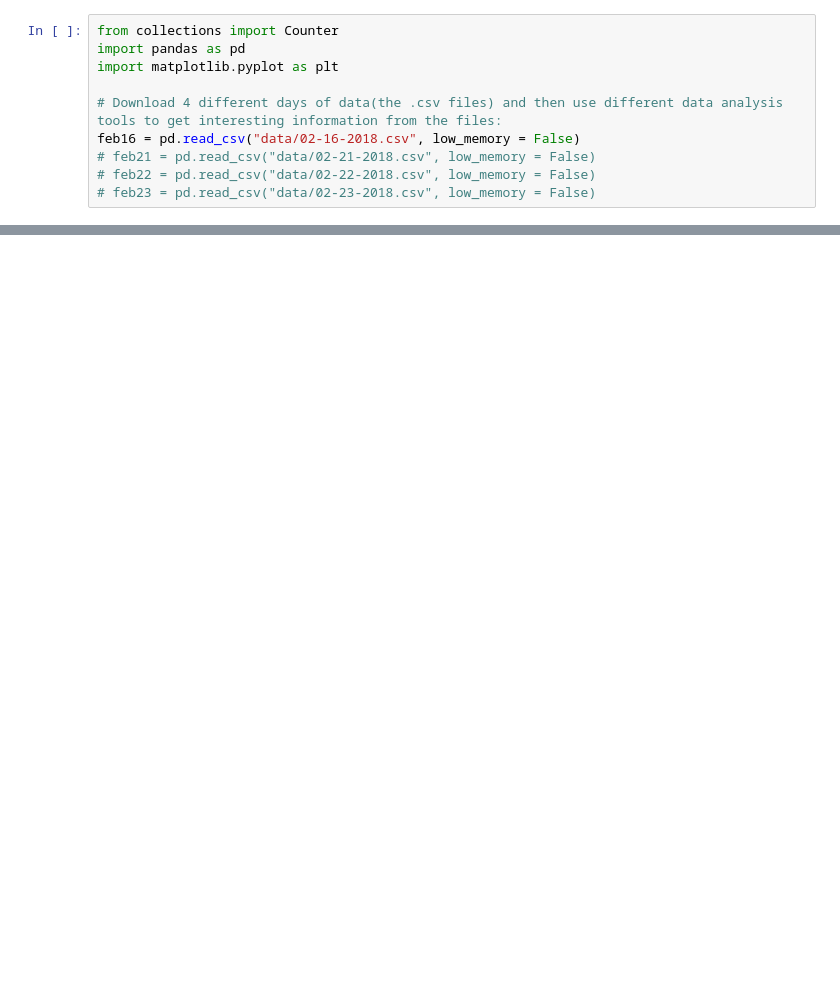
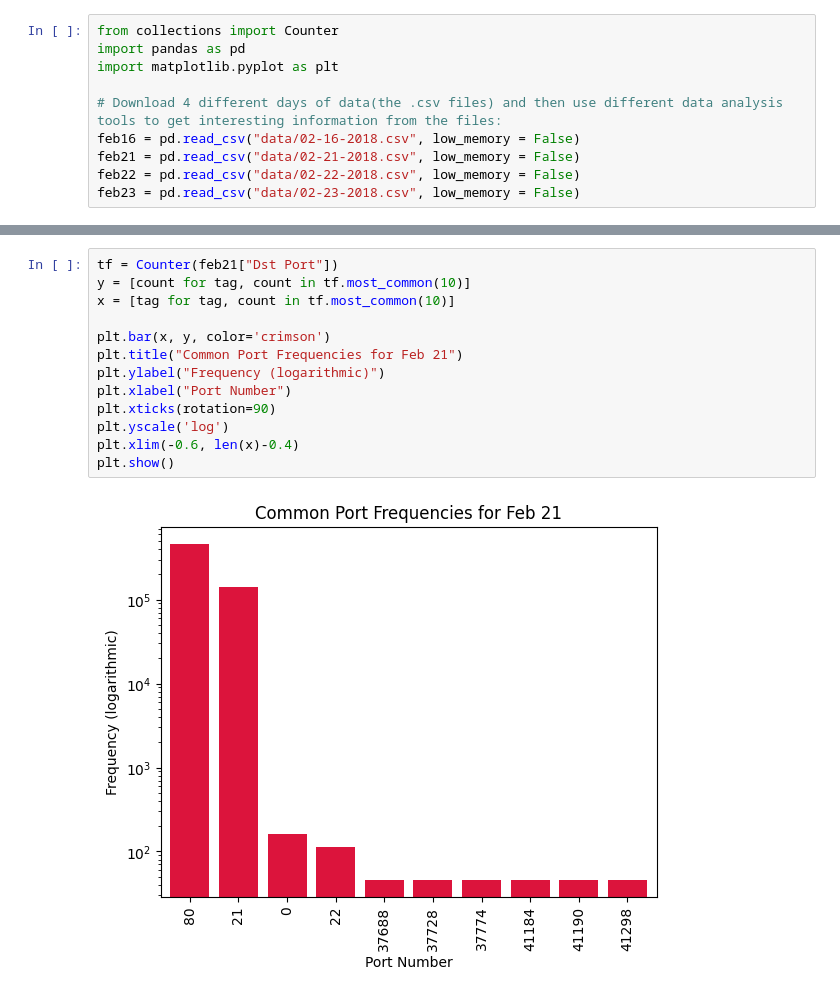
Before and after one commit to temidosu/IDS-Analysis-Report, a Jupyter notebook: HW2-Report.ipynb, the cells around one changed output, grey strips where cells are left out. Cells and saved outputs as stored; diff of their text form; blank space fills up the shorter version.

```diff
--- a/HW2-Report.ipynb
+++ b/HW2-Report.ipynb
@@ -5,7 +5,7 @@ import matplotlib.pyplot as plt
 
 # Download 4 different days of data(the .csv files) and then use different data analysis tools to get interesting information from the files:
 feb16 = pd.read_csv("data/02-16-2018.csv", low_memory = False)
-# feb21 = pd.read_csv("data/02-21-2018.csv", low_memory = False)
-# feb22 = pd.read_csv("data/02-22-2018.csv", low_memory = False)
-# feb23 = pd.read_csv("data/02-23-2018.csv", low_memory = False)
+feb21 = pd.read_csv("data/02-21-2018.csv", low_memory = False)
+feb22 = pd.read_csv("data/02-22-2018.csv", low_memory = False)
+feb23 = pd.read_csv("data/02-23-2018.csv", low_memory = False)
 # %%
@@ -30,0 +27,15 @@ plt.show()
+# %%
+tf = Counter(feb21["Dst Port"])
+y = [count for tag, count in tf.most_common(10)]
+x = [tag for tag, count in tf.most_common(10)]
+
+plt.bar(x, y, color='crimson')
+plt.title("Common Port Frequencies for Feb 21")
+plt.ylabel("Frequency (logarithmic)")
+plt.xlabel("Port Number")
+plt.xticks(rotation=90)
+plt.yscale('log')
+plt.xlim(-0.6, len(x)-0.4)
+plt.show()
+# %% [output]
+[figure, added]
```
Also changed, not shown: parts of 3 cells of this notebook.
